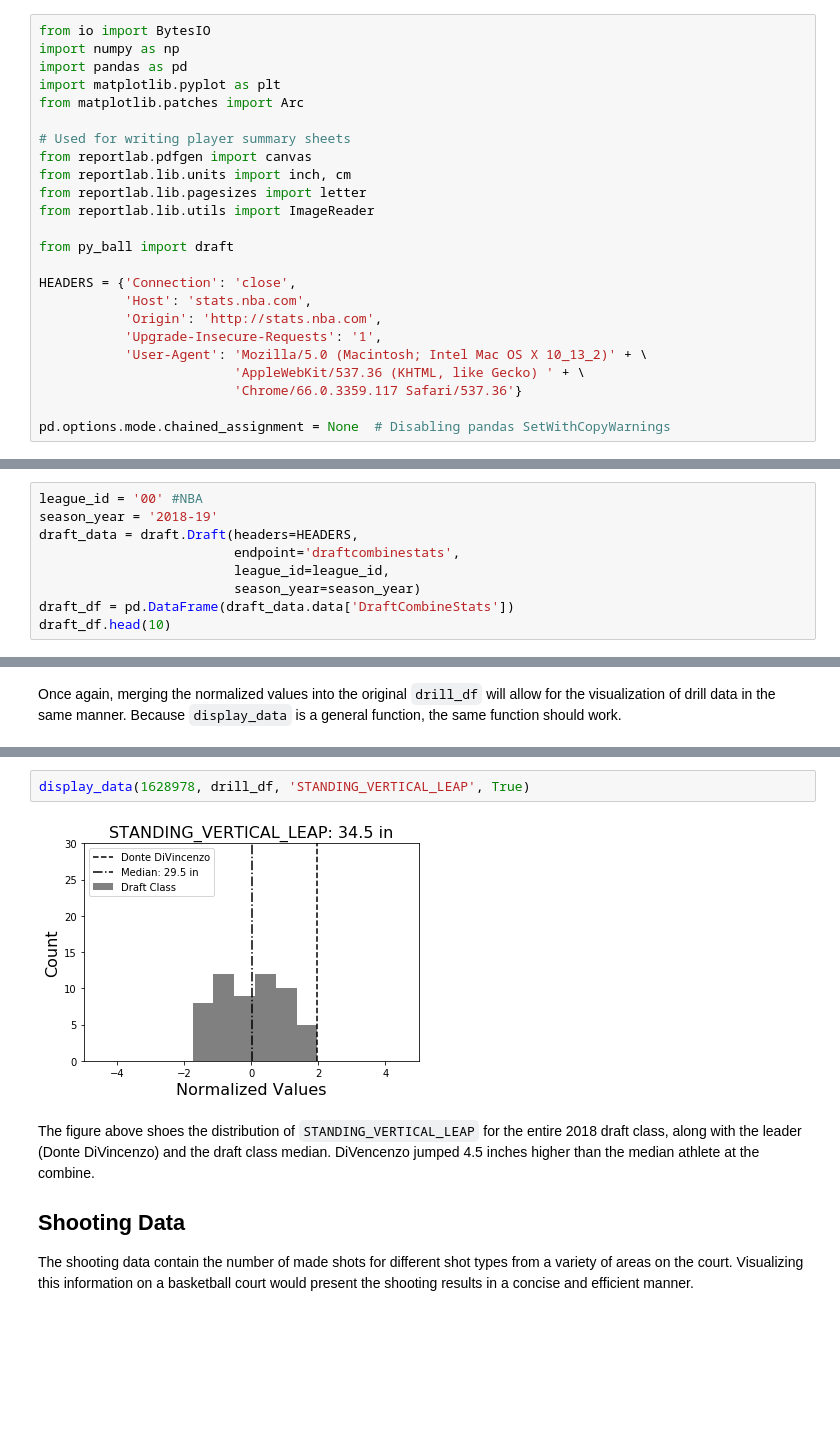
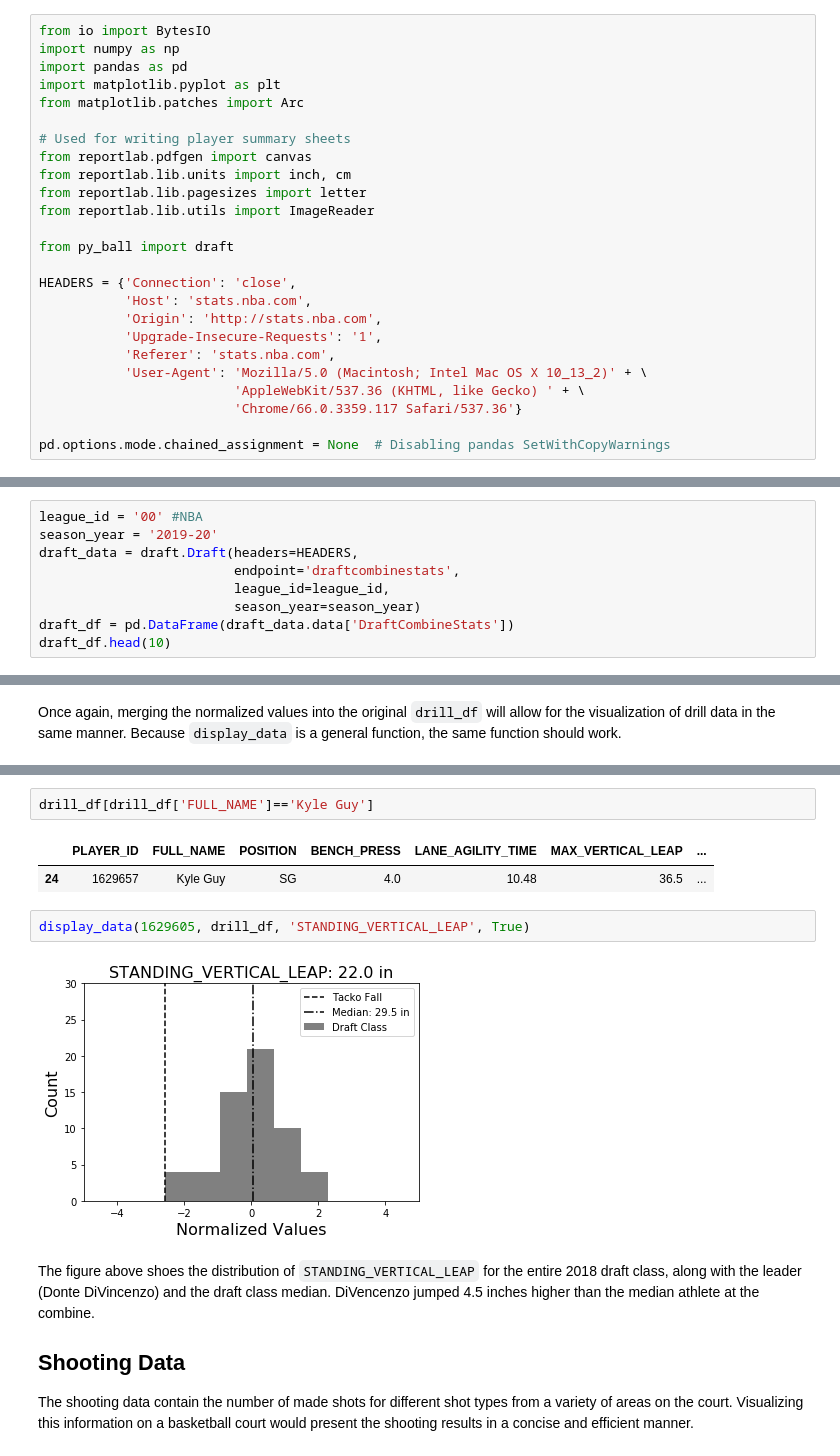
Before and after one commit to basketballrelativity/draft_combine, a Jupyter notebook: draft_combine.ipynb, the cells around one changed output, grey strips where cells are left out. Drawn from its saved outputs; the diff is of its cells as text; blank space fills up the shorter version.

```diff
--- a/draft_combine.ipynb
+++ b/draft_combine.ipynb
@@ -23,6 +23,7 @@ HEADERS = {'Connection': 'close',
            'Host': 'stats.nba.com',
            'Origin': 'http://stats.nba.com',
            'Upgrade-Insecure-Requests': '1',
+           'Referer': 'stats.nba.com',
            'User-Agent': 'Mozilla/5.0 (Macintosh; Intel Mac OS X 10_13_2)' + \
                          'AppleWebKit/537.36 (KHTML, like Gecko) ' + \
                          'Chrome/66.0.3359.117 Safari/537.36'}
@@ -32,7 +33,7 @@ pd.options.mode.chained_assignment = None  # Disabling pandas SetWithCopyWarning
 The `league_id` and `season_year` are required parameters for the `draftcombinestats` endpoint. The NBA is the only league for which data are available, and the cell below pulls data for the most recent draft combine (2018-19 season).
 # %%
 league_id = '00' #NBA
-season_year = '2018-19'
+season_year = '2019-20'
 draft_data = draft.Draft(headers=HEADERS,
                          endpoint='draftcombinestats',
                          league_id=league_id,
@@ -355,7 +354,12 @@ drill_df.head(5)
+# %%
+drill_df[drill_df['FULL_NAME']=='Kyle Guy']
+# %% [output]
+|  | PLAYER_ID | FULL_NAME | POSITION | BENCH_PRESS | LANE_AGILITY_TIME | MAX_VERTICAL_LEAP | ... |
+| 24 | 1629657 | Kyle Guy | SG | 4.0 | 10.48 | 36.5 | ... |
 # %%
-display_data(1628978, drill_df, 'STANDING_VERTICAL_LEAP', True)
+display_data(1629605, drill_df, 'STANDING_VERTICAL_LEAP', True)
 # %% [output]
-[figure, old version]
+[figure, new version]
 # %% [markdown]
 The figure above shoes the distribution of `STANDING_VERTICAL_LEAP` for the entire 2018 draft class, along with the leader (Donte DiVincenzo) and the draft class median. DiVencenzo jumped 4.5 inches higher than the median athlete at the combine.
 
```
Also changed, not shown: parts of 14 cells of this notebook.
